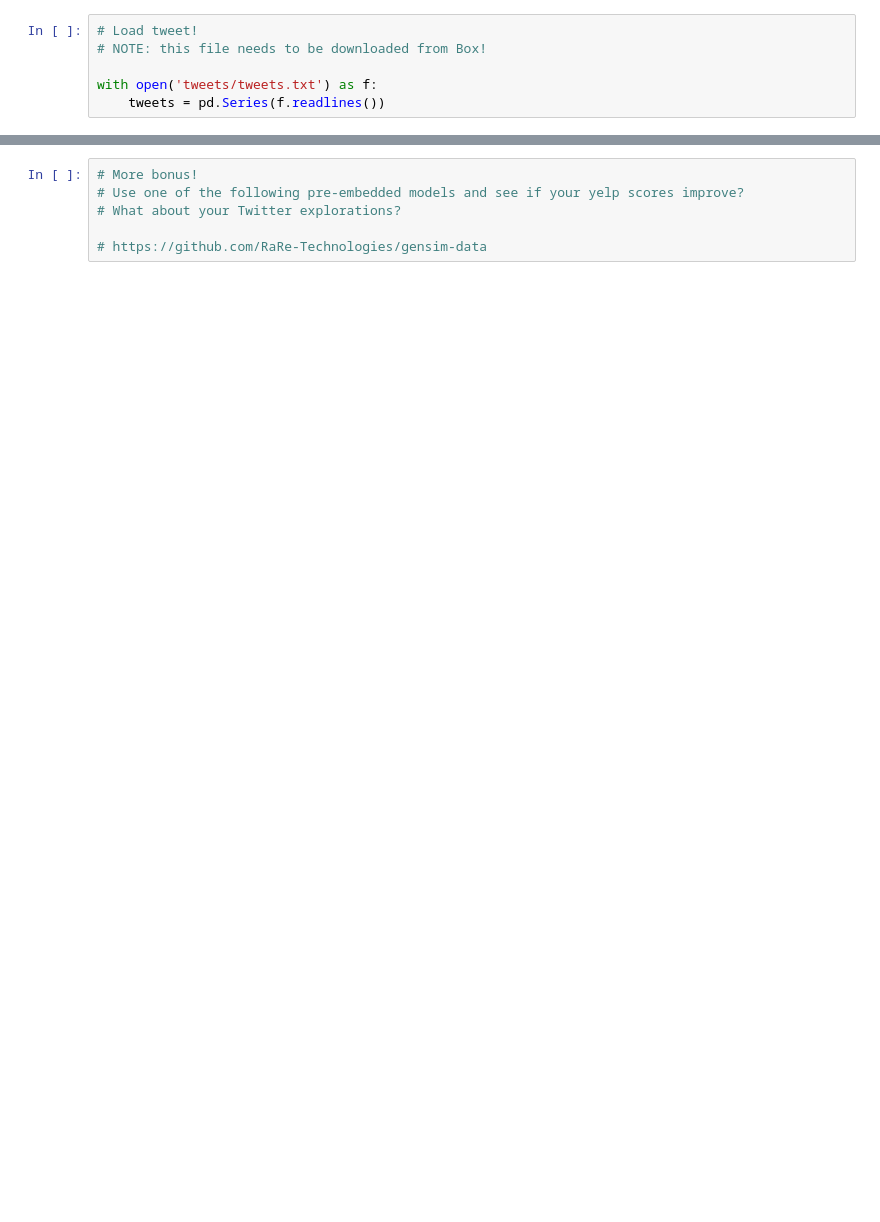
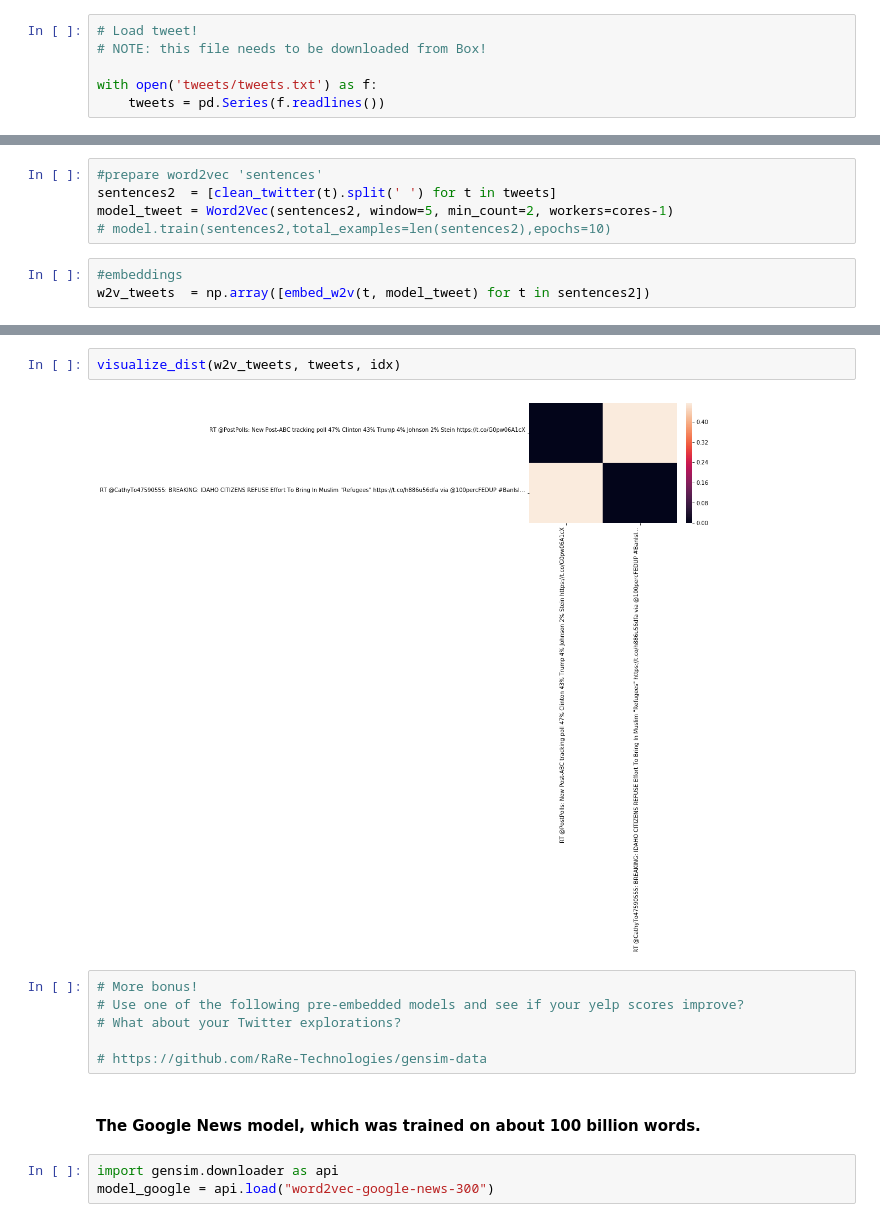
Before and after one commit to nandanrao/text-mining, a Jupyter notebook: exercise-3.ipynb, the cells around one changed output, grey strips where cells are left out. Drawn from its saved outputs; the diff is of its cells as text; blank space fills up the shorter version.

```diff
--- a/exercise-3.ipynb
+++ b/exercise-3.ipynb
@@ -138,0 +204,8 @@ with open('tweets/tweets.txt') as f:
+# %%
+#prepare word2vec 'sentences'
+sentences2  = [clean_twitter(t).split(' ') for t in tweets]
+model_tweet = Word2Vec(sentences2, window=5, min_count=2, workers=cores-1)
+# model.train(sentences2,total_examples=len(sentences2),epochs=10)
+# %%
+#embeddings
+w2v_tweets  = np.array([embed_w2v(t, model_tweet) for t in sentences2])
@@ -152,6 +256,15 @@ def visualize_dist(V, tweets, idxs):
+# %%
+visualize_dist(w2v_tweets, tweets, idx)
+# %% [output]
+[figure, added]
 # %%
 # More bonus!
 # Use one of the following pre-embedded models and see if your yelp scores improve?
 # What about your Twitter explorations?
 
 # https://github.com/RaRe-Technologies/gensim-data
+# %% [markdown]
+#### The Google News model, which was trained on about 100 billion words.
+# %%
+import gensim.downloader as api
+model_google = api.load("word2vec-google-news-300")
```
Also changed, not shown: parts of 21 cells of this notebook.
